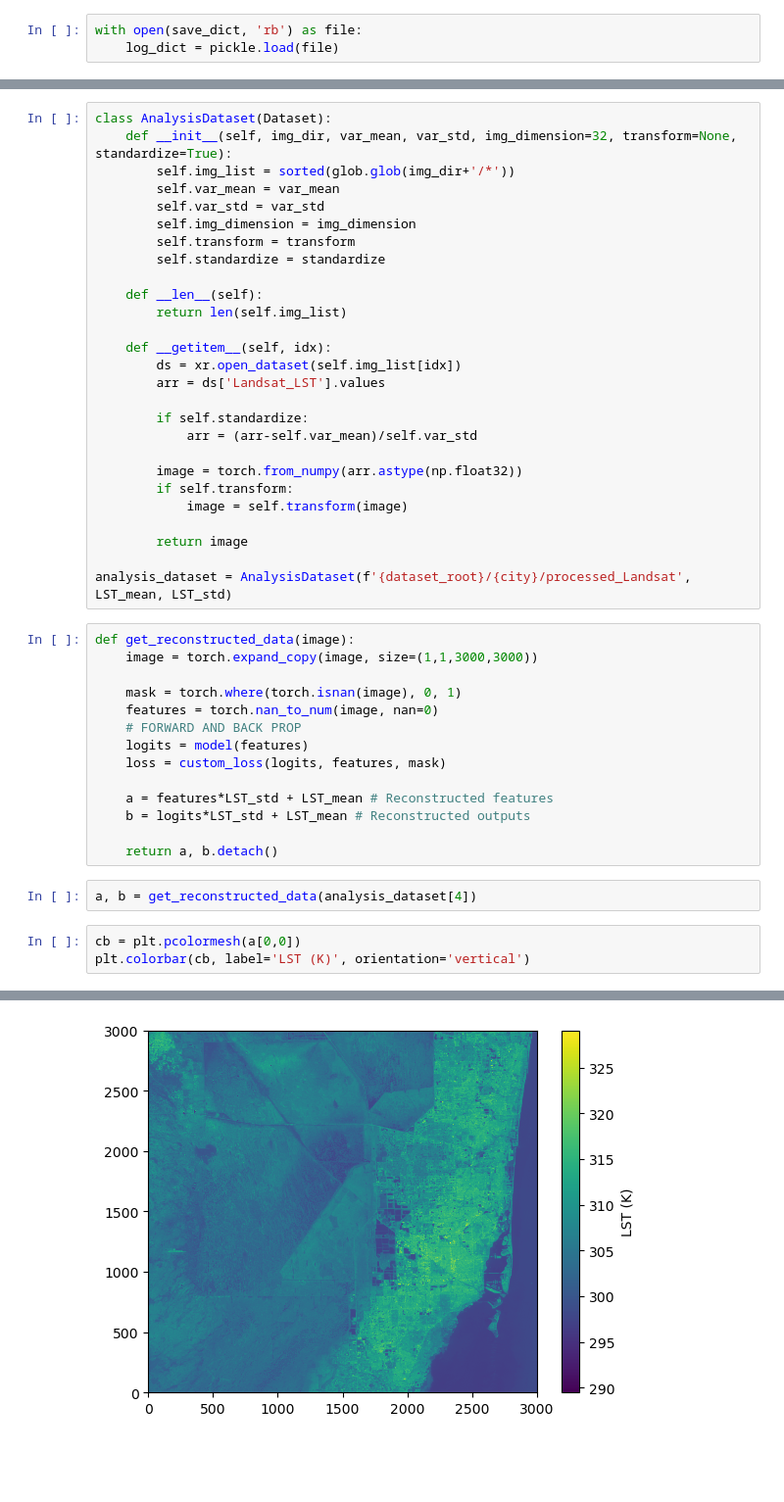
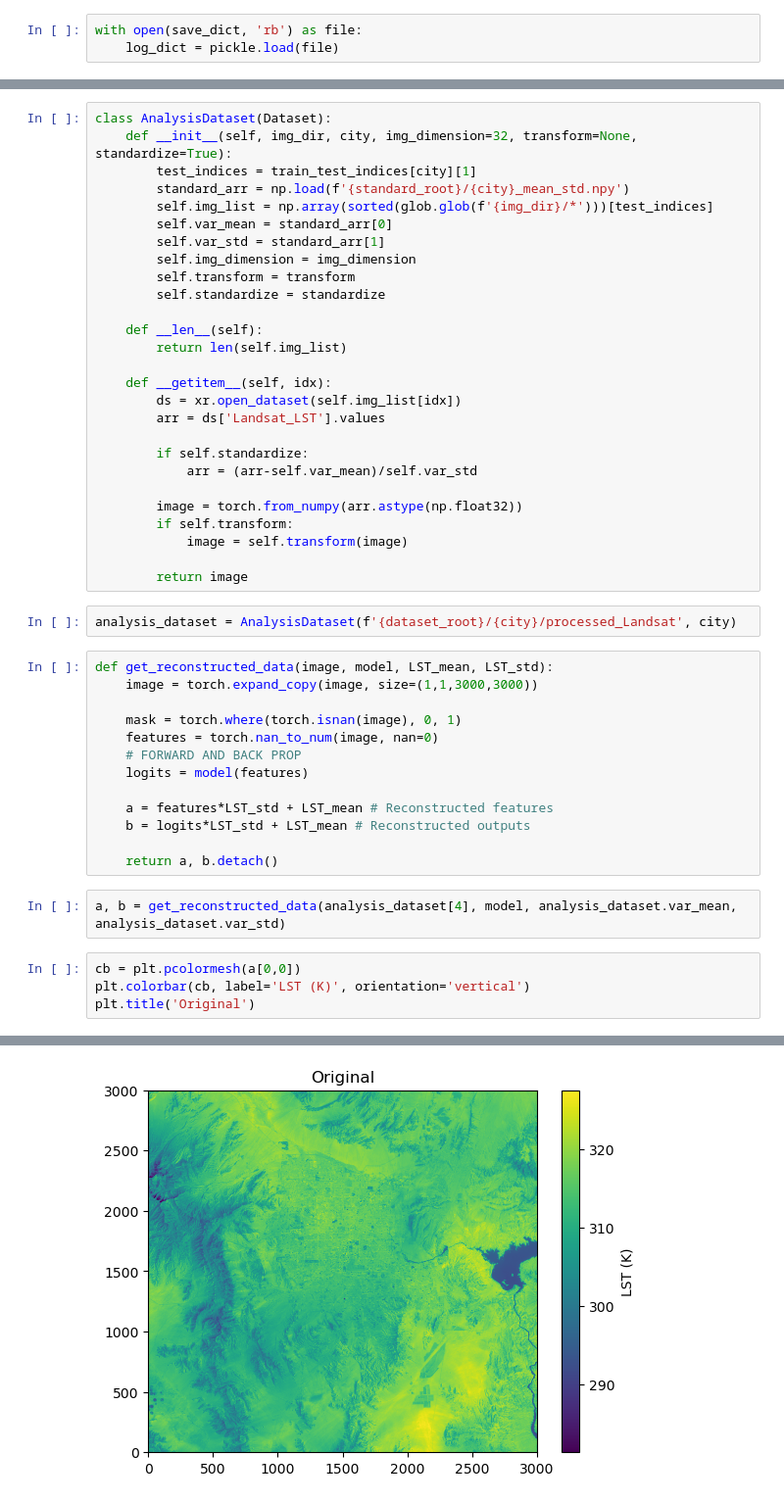
Before and after one commit to jstarfeldt/ML_UH_datasets, a Jupyter notebook: Jon_dataset_code/autoencoder.ipynb, the cells around one changed output, grey strips where cells are left out. Shown at 98% size. Saved outputs shown, nothing was run; the diff lists cells and outputs as text; blank space fills up the shorter version.

```diff
--- a/Jon_dataset_code/autoencoder.ipynb
+++ b/Jon_dataset_code/autoencoder.ipynb
@@ -450,9 +450,11 @@ plt.show()
 # %%
 class AnalysisDataset(Dataset):
-    def __init__(self, img_dir, var_mean, var_std, img_dimension=32, transform=None, standardize=True):
-        self.img_list = sorted(glob.glob(img_dir+'/*'))
-        self.var_mean = var_mean
-        self.var_std = var_std
+    def __init__(self, img_dir, city, img_dimension=32, transform=None, standardize=True):
+        test_indices = train_test_indices[city][1]
+        standard_arr = np.load(f'{standard_root}/{city}_mean_std.npy')
+        self.img_list = np.array(sorted(glob.glob(f'{img_dir}/*')))[test_indices]
+        self.var_mean = standard_arr[0]
+        self.var_std = standard_arr[1]
         self.img_dimension = img_dimension
         self.transform = transform
         self.standardize = standardize
@@ -472,25 +474,25 @@ class AnalysisDataset(Dataset):
             image = self.transform(image)
 
         return image
-
-analysis_dataset = AnalysisDataset(f'{dataset_root}/{city}/processed_Landsat', LST_mean, LST_std)
+# %%
+analysis_dataset = AnalysisDataset(f'{dataset_root}/{city}/processed_Landsat', city)
 # %%
-def get_reconstructed_data(image):
+def get_reconstructed_data(image, model, LST_mean, LST_std):
     image = torch.expand_copy(image, size=(1,1,3000,3000))
 
     mask = torch.where(torch.isnan(image), 0, 1)
     features = torch.nan_to_num(image, nan=0)
     # FORWARD AND BACK PROP
     logits = model(features)
-    loss = custom_loss(logits, features, mask)
 
     a = features*LST_std + LST_mean # Reconstructed features
     b = logits*LST_std + LST_mean # Reconstructed outputs
 
     return a, b.detach()
 # %%
-a, b = get_reconstructed_data(analysis_dataset[4])
+a, b = get_reconstructed_data(analysis_dataset[4], model, analysis_dataset.var_mean, analysis_dataset.var_std)
 # %%
 cb = plt.pcolormesh(a[0,0])
 plt.colorbar(cb, label='LST (K)', orientation='vertical')
+plt.title('Original')
 # %% [output]
@@ -498,2 +500,2 @@ plt.colorbar(cb, label='LST (K)', orientation='vertical')
-[figure, old version]
+[figure, new version]
 # %%
```
Also changed, not shown: parts of 66 cells of this notebook.
